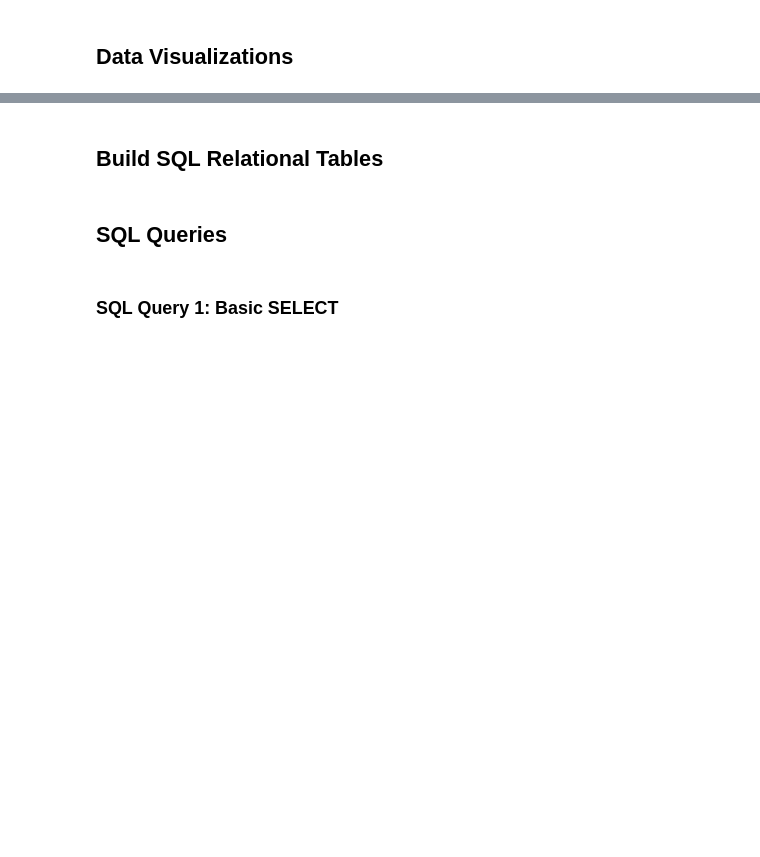
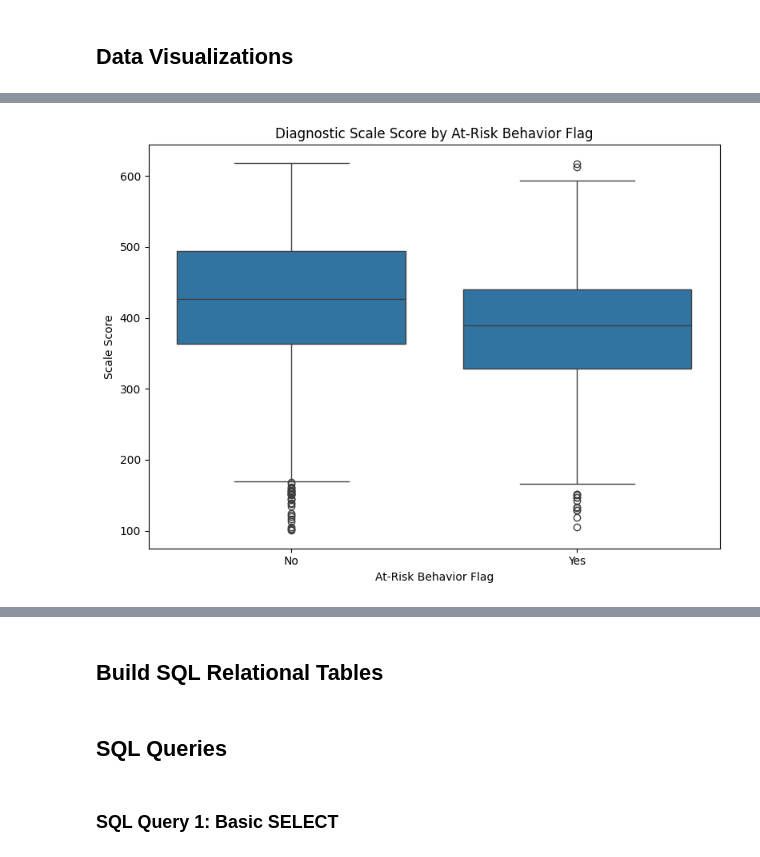
Before and after one commit to peklein1/Tracking_Progress_in_ElementarySchools, a Jupyter notebook: notebooks/tracking_progress_elem_schools_eda.ipynb, the cells around one changed output, grey strips where cells are left out. Cells and saved outputs as stored; diff of their text form; code cells hidden in the pictures; blank space fills up the shorter version.

```diff
--- a/notebooks/tracking_progress_elem_schools_eda.ipynb
+++ b/notebooks/tracking_progress_elem_schools_eda.ipynb
@@ -439,0 +754,14 @@ plt.show()
+# %%
+plt.figure(figsize=(8, 6))
+sns.boxplot(
+    data=df_diag,
+    x="at_risk_behavior_flag",
+    y="scale_score"
+)
+plt.title("Diagnostic Scale Score by At-Risk Behavior Flag")
+plt.xlabel("At-Risk Behavior Flag")
+plt.ylabel("Scale Score")
+plt.tight_layout()
+plt.show()
+# %% [output]
+[figure, added]
```
Also changed, not shown: parts of 54 cells of this notebook, 1 other file.
